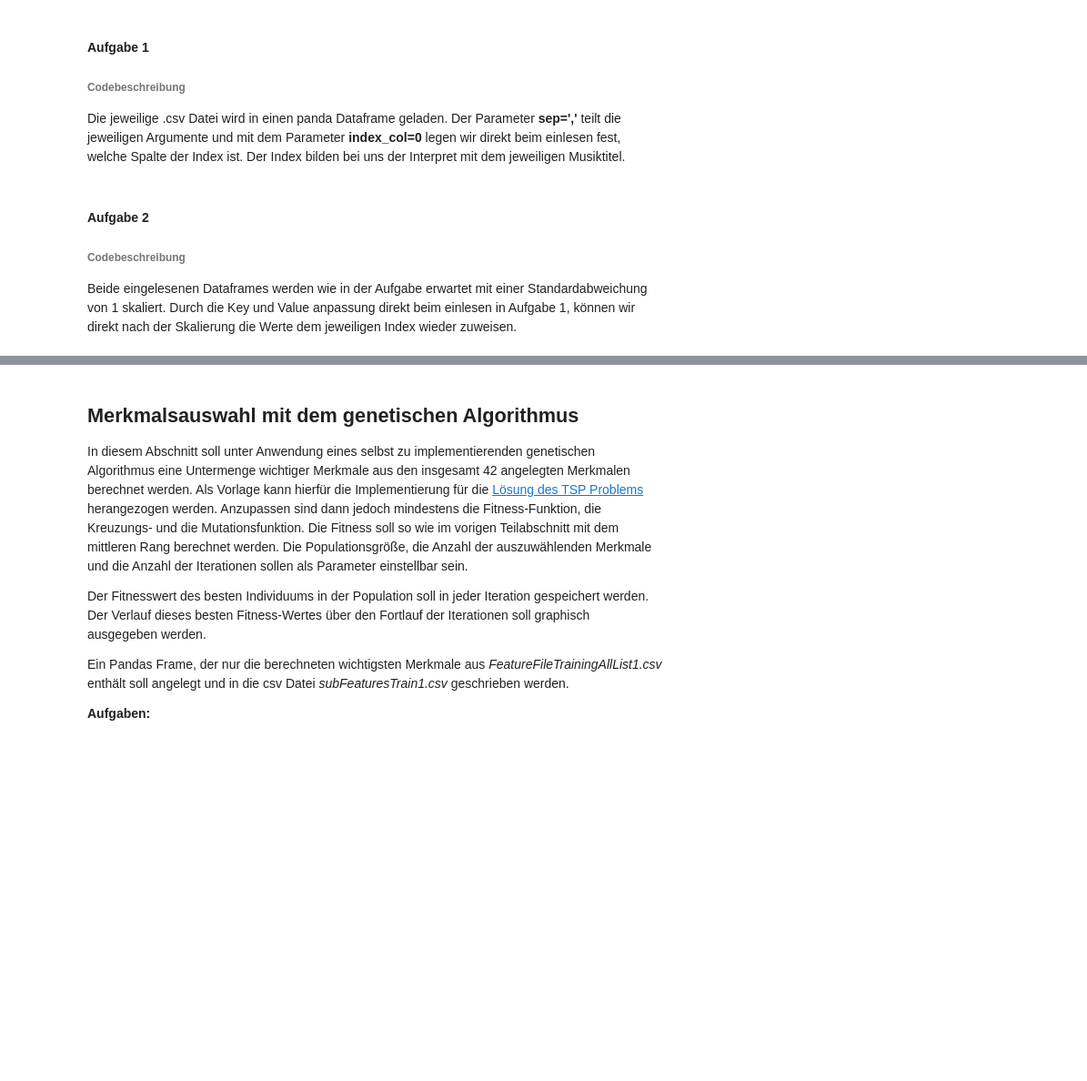
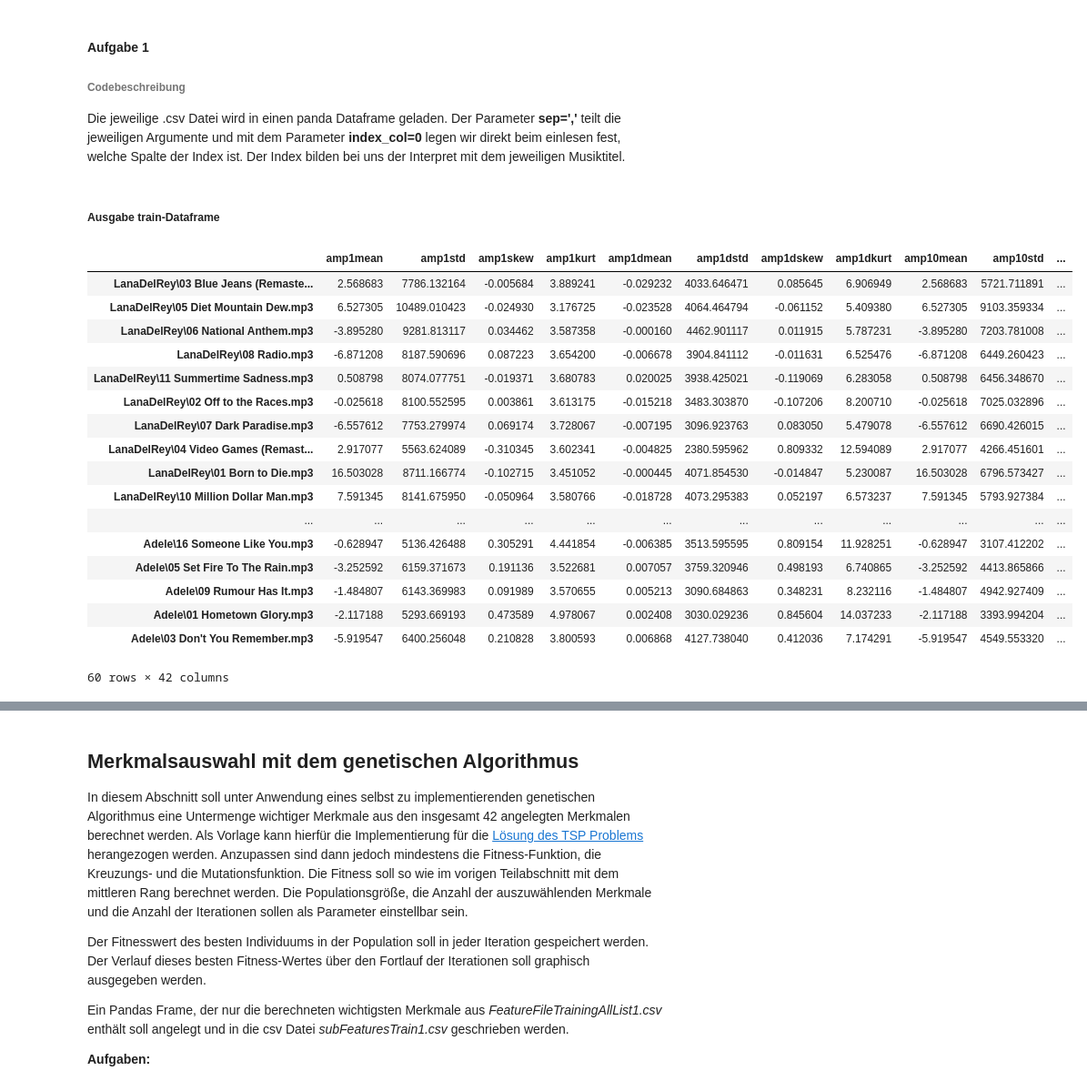
Before and after one commit to codeOfJannik/DataMining_Projects, a Jupyter notebook: task3_MusicClustering/VersuchMusicClustering_jj028_js329_bj009.ipynb, the cells around one changed output, grey strips where cells are left out. Shown at 91% size. Saved outputs shown, nothing was run; the diff lists cells and outputs as text; code cells hidden in the pictures; blank space fills up the shorter version.

```diff
--- a/task3_MusicClustering/VersuchMusicClustering_jj028_js329_bj009.ipynb
+++ b/task3_MusicClustering/VersuchMusicClustering_jj028_js329_bj009.ipynb
@@ -297,10 +325,26 @@ Die jeweilige .csv Datei wird in einen panda Dataframe geladen. Der Parameter **
 # Einlesen (Aufgabe 1)
 trainDF = pd.read_csv("FeatureFileTrainingAllList1.csv", sep=',', index_col=0)
 testDF = pd.read_csv("FeatureFileTestAllList2.csv", sep=',', index_col=0)
-# %% [markdown]
-#### Aufgabe 2
-
-###### Codebeschreibung
-
-Beide eingelesenen Dataframes werden wie in der Aufgabe erwartet mit einer Standardabweichung von 1 skaliert.
-Durch die Key und Value anpassung direkt beim einlesen in Aufgabe 1, können wir direkt nach der Skalierung die Werte dem jeweiligen Index wieder zuweisen.
+# %% [markdown]
+##### Ausgabe train-Dataframe
+# %%
+display(trainDF)
+# %% [output]
+|  | amp1mean | amp1std | amp1skew | amp1kurt | amp1dmean | amp1dstd | amp1dskew | amp1dkurt | amp10mean | amp10std | ... |
+| LanaDelRey\03 Blue Jeans (Remaste... | 2.568683 | 7786.132164 | -0.005684 | 3.889241 | -0.029232 | 4033.646471 | 0.085645 | 6.906949 | 2.568683 | 5721.711891 | ... |
+| LanaDelRey\05 Diet Mountain Dew.mp3 | 6.527305 | 10489.010423 | -0.024930 | 3.176725 | -0.023528 | 4064.464794 | -0.061152 | 5.409380 | 6.527305 | 9103.359334 | ... |
+| LanaDelRey\06 National Anthem.mp3 | -3.895280 | 9281.813117 | 0.034462 | 3.587358 | -0.000160 | 4462.901117 | 0.011915 | 5.787231 | -3.895280 | 7203.781008 | ... |
+| LanaDelRey\08 Radio.mp3 | -6.871208 | 8187.590696 | 0.087223 | 3.654200 | -0.006678 | 3904.841112 | -0.011631 | 6.525476 | -6.871208 | 6449.260423 | ... |
+| LanaDelRey\11 Summertime Sadness.mp3 | 0.508798 | 8074.077751 | -0.019371 | 3.680783 | 0.020025 | 3938.425021 | -0.119069 | 6.283058 | 0.508798 | 6456.348670 | ... |
+| LanaDelRey\02 Off to the Races.mp3 | -0.025618 | 8100.552595 | 0.003861 | 3.613175 | -0.015218 | 3483.303870 | -0.107206 | 8.200710 | -0.025618 | 7025.032896 | ... |
+| LanaDelRey\07 Dark Paradise.mp3 | -6.557612 | 7753.279974 | 0.069174 | 3.728067 | -0.007195 | 3096.923763 | 0.083050 | 5.479078 | -6.557612 | 6690.426015 | ... |
+| LanaDelRey\04 Video Games (Remast... | 2.917077 | 5563.624089 | -0.310345 | 3.602341 | -0.004825 | 2380.595962 | 0.809332 | 12.594089 | 2.917077 | 4266.451601 | ... |
+| LanaDelRey\01 Born to Die.mp3 | 16.503028 | 8711.166774 | -0.102715 | 3.451052 | -0.000445 | 4071.854530 | -0.014847 | 5.230087 | 16.503028 | 6796.573427 | ... |
+| LanaDelRey\10 Million Dollar Man.mp3 | 7.591345 | 8141.675950 | -0.050964 | 3.580766 | -0.018728 | 4073.295383 | 0.052197 | 6.573237 | 7.591345 | 5793.927384 | ... |
+| ... | ... | ... | ... | ... | ... | ... | ... | ... | ... | ... | ... |
+| Adele\16 Someone Like You.mp3 | -0.628947 | 5136.426488 | 0.305291 | 4.441854 | -0.006385 | 3513.595595 | 0.809154 | 11.928251 | -0.628947 | 3107.412202 | ... |
+| Adele\05 Set Fire To The Rain.mp3 | -3.252592 | 6159.371673 | 0.191136 | 3.522681 | 0.007057 | 3759.320946 | 0.498193 | 6.740865 | -3.252592 | 4413.865866 | ... |
+| Adele\09 Rumour Has It.mp3 | -1.484807 | 6143.369983 | 0.091989 | 3.570655 | 0.005213 | 3090.684863 | 0.348231 | 8.232116 | -1.484807 | 4942.927409 | ... |
+| Adele\01 Hometown Glory.mp3 | -2.117188 | 5293.669193 | 0.473589 | 4.978067 | 0.002408 | 3030.029236 | 0.845604 | 14.037233 | -2.117188 | 3393.994204 | ... |
+| Adele\03 Don't You Remember.mp3 | -5.919547 | 6400.256048 | 0.210828 | 3.800593 | 0.006868 | 4127.738040 | 0.412036 | 7.174291 | -5.919547 | 4549.553320 | ... |
+60 rows × 42 columns
```
Also changed, not shown: parts of 56 cells of this notebook, 4 other files.
